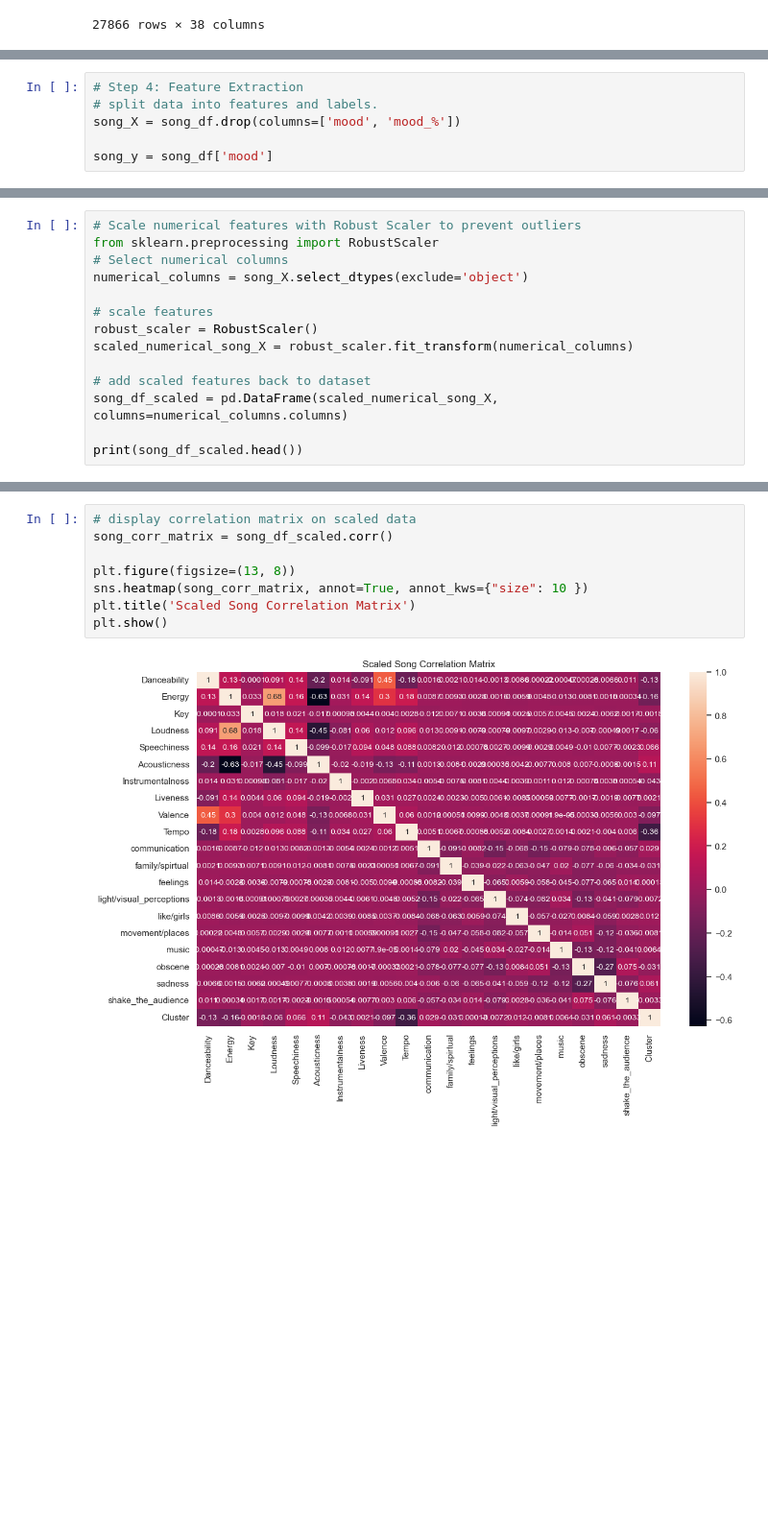
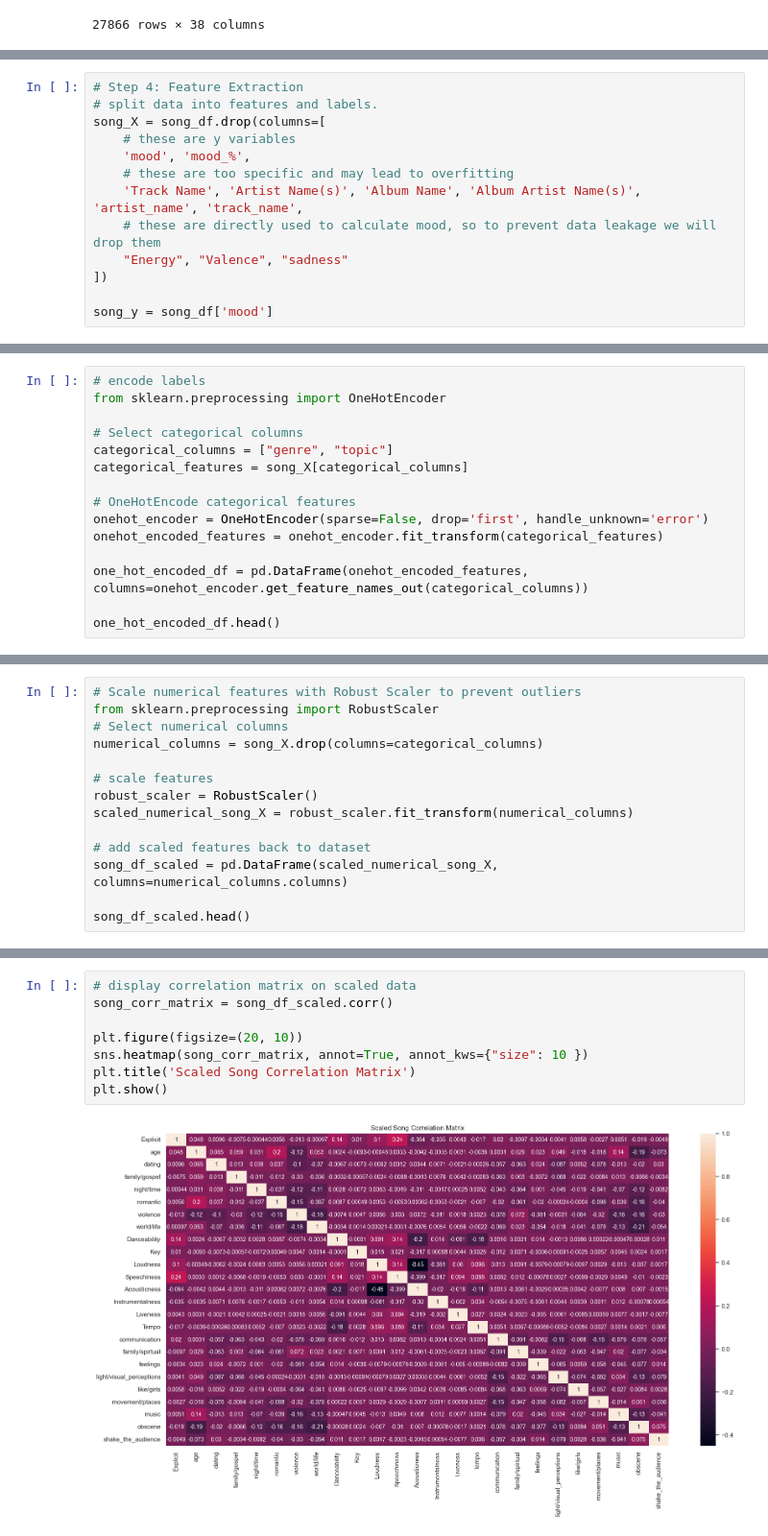
Before and after one commit to sharmista2shastry/W4995-Project-1, a Jupyter notebook: notebook.ipynb, the cells around one changed output, grey strips where cells are left out. Shown at 96% size. Saved outputs shown, nothing was run; the diff lists cells and outputs as text; blank space fills up the shorter version.

Commit message:
Finished preprocessing.

```diff
--- a/notebook.ipynb
+++ b/notebook.ipynb
@@ -243,6 +263,13 @@ plt.show()
 # %%
 # Step 4: Feature Extraction
 # split data into features and labels.
-song_X = song_df.drop(columns=['mood', 'mood_%'])
+song_X = song_df.drop(columns=[
+    # these are y variables
+    'mood', 'mood_%',
+    # these are too specific and may lead to overfitting
+    'Track Name', 'Artist Name(s)', 'Album Name', 'Album Artist Name(s)', 'artist_name', 'track_name',
+    # these are directly used to calculate mood, so to prevent data leakage we will drop them
+    "Energy", "Valence", "sadness"
+])
 
 song_y = song_df['mood']
@@ -248,0 +302,15 @@ song_y = song_df['mood']
+# %%
+# encode labels
+from sklearn.preprocessing import OneHotEncoder
+
+# Select categorical columns
+categorical_columns = ["genre", "topic"]
+categorical_features = song_X[categorical_columns]
+
+# OneHotEncode categorical features
+onehot_encoder = OneHotEncoder(sparse=False, drop='first', handle_unknown='error')
+onehot_encoded_features = onehot_encoder.fit_transform(categorical_features)
+
+one_hot_encoded_df = pd.DataFrame(onehot_encoded_features, columns=onehot_encoder.get_feature_names_out(categorical_columns))
+
+one_hot_encoded_df.head()
@@ -250,7 +325,7 @@ song_y = song_df['mood']
 # Scale numerical features with Robust Scaler to prevent outliers
 from sklearn.preprocessing import RobustScaler
 # Select numerical columns
-numerical_columns = song_X.select_dtypes(exclude='object')
+numerical_columns = song_X.drop(columns=categorical_columns)
 
 # scale features
 robust_scaler = RobustScaler()
@@ -259,5 +334,5 @@ scaled_numerical_song_X = robust_scaler.fit_transform(numerical_columns)
 # add scaled features back to dataset
 song_df_scaled = pd.DataFrame(scaled_numerical_song_X, columns=numerical_columns.columns)
 
-print(song_df_scaled.head())
+song_df_scaled.head()
 # %% [output]
@@ -281,10 +346,10 @@ print(song_df_scaled.head())
 # %%
 # display correlation matrix on scaled data
 song_corr_matrix = song_df_scaled.corr()
 
-plt.figure(figsize=(13, 8))
+plt.figure(figsize=(20, 10))
 sns.heatmap(song_corr_matrix, annot=True, annot_kws={"size": 10 })
 plt.title('Scaled Song Correlation Matrix')
 plt.show()
 # %% [output]
-[figure, old version]
+[figure, new version]
```
Also changed, not shown: parts of 12 cells of this notebook.
